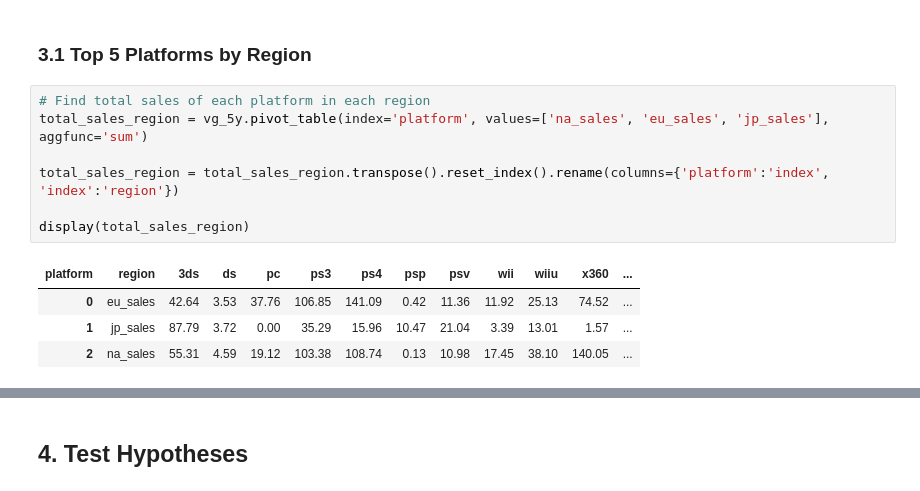
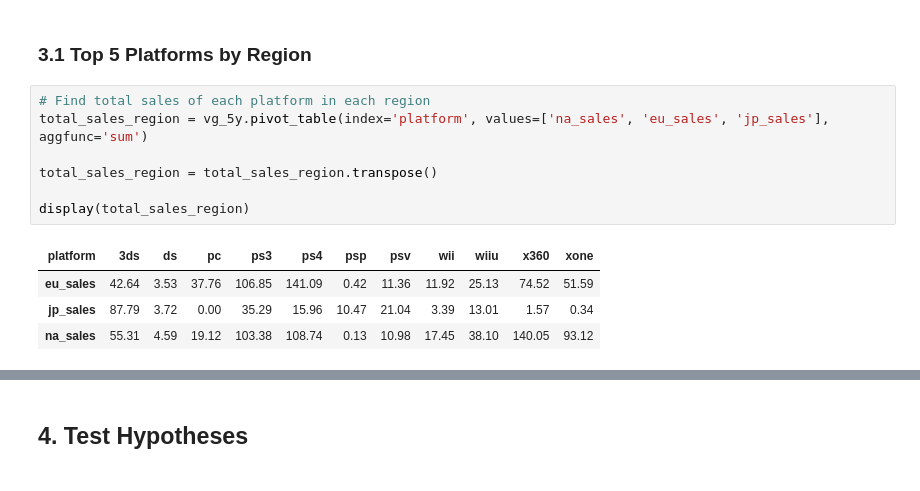
Before and after one commit to kellyshreeve/Forecasting-Global-Video-Game-Preference, a Jupyter notebook: Data Analysis.ipynb, the cells around one changed output, grey strips where cells are left out. Drawn from its saved outputs; the diff is of its cells as text.

```diff
--- a/Data Analysis.ipynb
+++ b/Data Analysis.ipynb
@@ -1012,12 +1012,12 @@ In general, businesses can expect to get the highest sales from Action, Shooter,
 # %%
 # Find total sales of each platform in each region
 total_sales_region = vg_5y.pivot_table(index='platform', values=['na_sales', 'eu_sales', 'jp_sales'], aggfunc='sum')
 
-total_sales_region = total_sales_region.transpose().reset_index().rename(columns={'platform':'index', 'index':'region'})
+total_sales_region = total_sales_region.transpose()
 
 display(total_sales_region)
 # %% [output]
-| platform | region | 3ds | ds | pc | ps3 | ps4 | psp | psv | wii | wiiu | x360 | ... |
-| 0 | eu_sales | 42.64 | 3.53 | 37.76 | 106.85 | 141.09 | 0.42 | 11.36 | 11.92 | 25.13 | 74.52 | ... |
-| 1 | jp_sales | 87.79 | 3.72 | 0.00 | 35.29 | 15.96 | 10.47 | 21.04 | 3.39 | 13.01 | 1.57 | ... |
-| 2 | na_sales | 55.31 | 4.59 | 19.12 | 103.38 | 108.74 | 0.13 | 10.98 | 17.45 | 38.10 | 140.05 | ... |
+| platform | 3ds | ds | pc | ps3 | ps4 | psp | psv | wii | wiiu | x360 | xone |
+| eu_sales | 42.64 | 3.53 | 37.76 | 106.85 | 141.09 | 0.42 | 11.36 | 11.92 | 25.13 | 74.52 | 51.59 |
+| jp_sales | 87.79 | 3.72 | 0.00 | 35.29 | 15.96 | 10.47 | 21.04 | 3.39 | 13.01 | 1.57 | 0.34 |
+| na_sales | 55.31 | 4.59 | 19.12 | 103.38 | 108.74 | 0.13 | 10.98 | 17.45 | 38.10 | 140.05 | 93.12 |
```
Also changed, not shown: parts of 3 cells of this notebook.
